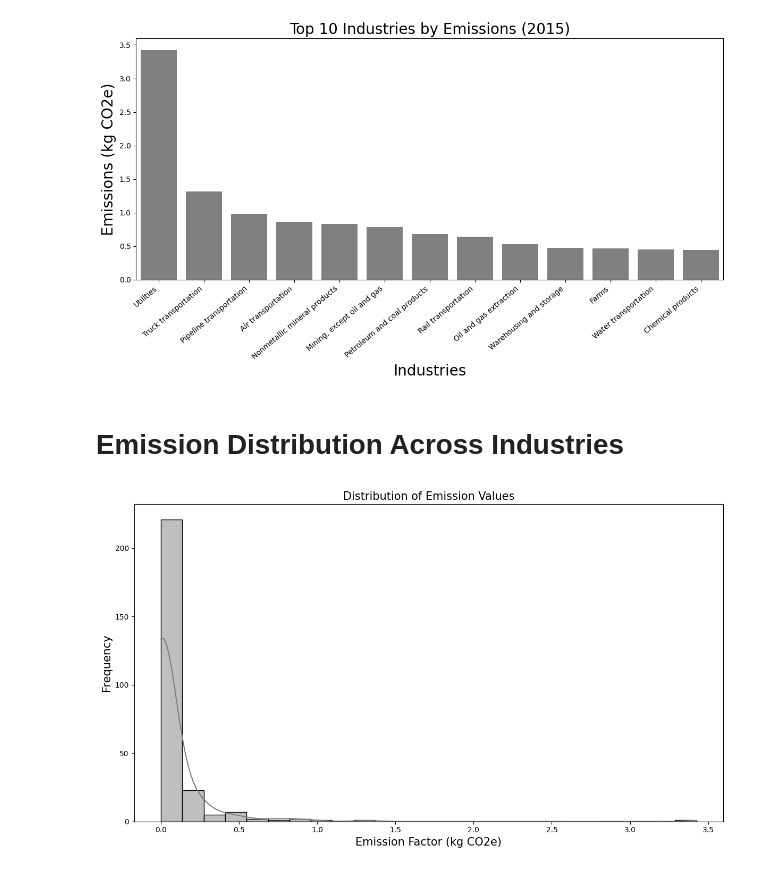
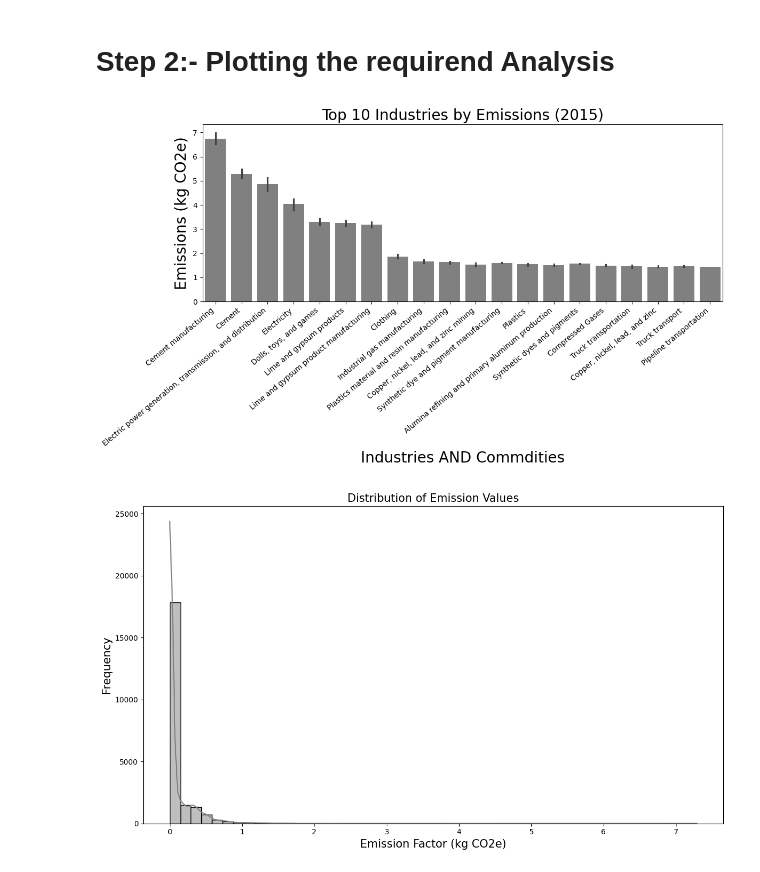
Before and after one commit to Dhanam-patel/GHG-Prediction-Edunet-Green-Skill-Internship-, a Jupyter notebook: Week1_GHG/Week1_GHG.ipynb, the cells around one changed output. Cells and saved outputs as stored; diff of their text form; code cells hidden in the pictures.

```diff
--- a/Week1_GHG/Week1_GHG.ipynb
+++ b/Week1_GHG/Week1_GHG.ipynb
@@ -40,0 +16,3 @@ data_set.columns.to_list()
+# %%
+file_path = 'SupplyChainEmissionFactorsforUSIndustriesCommodities.xlsx'
+years = range(2010,2017)
@@ -40,0 +43,33 @@ data_set.columns.to_list()
+# %%
+all_data = []
+
+for year in years:
+    try:
+        df_com = pd.read_excel(file_path, sheet_name=f'{year}_Detail_Commodity')
+        df_ind = pd.read_excel(file_path, sheet_name=f'{year}_Detail_Industry')
+
+        df_com['Source'] = 'Commodity'
+        df_ind['Source'] = 'Industry'
+        df_com['Year'] = df_ind['Year'] = year
+
+        df_com.columns = df_com.columns.str.strip()
+        df_ind.columns = df_ind.columns.str.strip()
+
+        df_com.rename(columns={
+            'Commodity Code': 'Code',
+            'Commodity Name': 'Name'
+        }, inplace=True)
+
+        df_ind.rename(columns={
+            'Industry Code': 'Code',
+            'Industry Name': 'Name'
+        }, inplace=True)
+
+        all_data.append(pd.concat([df_com, df_ind], ignore_index=True))
+
+    except Exception as e:
+        print(f"Error processing year {year}: {e}")
+# %%
+df = pd.concat(all_data, ignore_index=True)
+df.isnull().sum()
+print(df.shape)
@@ -41 +78,3 @@ data_set.columns.to_list()
+# %%
+df.drop(columns=['Unnamed: 7'],inplace=True)
 # %%
@@ -81,25 +130,25 @@ data_set.head()
+# %% [markdown]
+# Step 2:- Plotting the requirend Analysis
 # %%
 
-top_10 = data_set.sort_values(by="Supply Chain Emission Factors with Margins", ascending=False).head(13)
+top_10 = df.sort_values(by="Supply Chain Emission Factors with Margins", ascending=False).head(100)
 plt.figure(figsize=(12,7))
-sns.barplot(data=top_10, x='Industry Name', y='Supply Chain Emission Factors with Margins' , color='grey')
+sns.barplot(data=top_10, x='Name', y='Supply Chain Emission Factors with Margins' , color='grey')
 plt.title('Top 10 Industries by Emissions (2015)', fontsize=20)
-plt.xlabel('Industries',fontsize = 20)
+plt.xlabel('Industries AND Commdities',fontsize = 20)
 plt.ylabel('Emissions (kg CO2e)',fontsize = 20)
 plt.xticks(rotation=40, ha='right')
 plt.tight_layout()
 plt.show()
 # %% [output]
-[figure, old version]
+[figure, new version]
-# %% [markdown]
-# Emission Distribution Across Industries
 # %%
 plt.figure(figsize=(12,7))
-sns.histplot(data_set["Supply Chain Emission Factors with Margins"], bins=25, kde=True, color='grey')
+sns.histplot(df["Supply Chain Emission Factors with Margins"], bins=50, kde=True, color='grey')
 plt.title("Distribution of Emission Values", fontsize=15)
 plt.xlabel("Emission Factor (kg CO2e)",fontsize = 15)
 plt.ylabel("Frequency",fontsize = 15)
 plt.tight_layout()
 plt.show()
 # %% [output]
-[figure, old version]
+[figure, new version]
```
Also changed, not shown: parts of 22 cells of this notebook, 7 other files.
